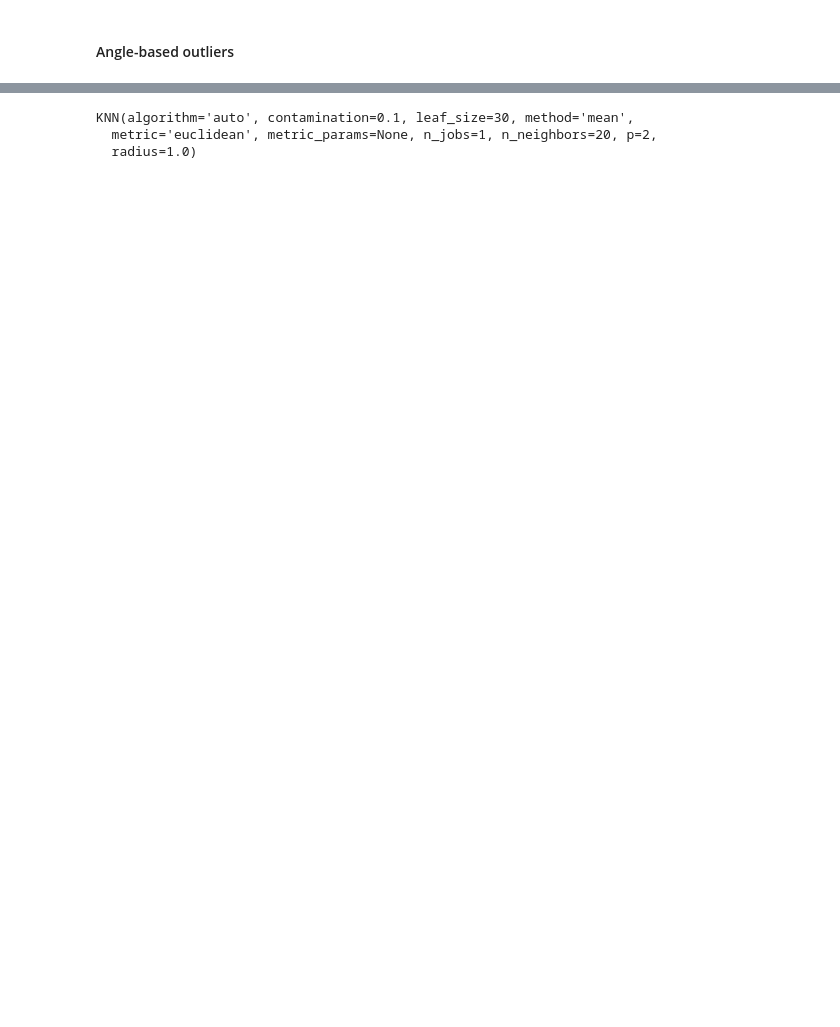
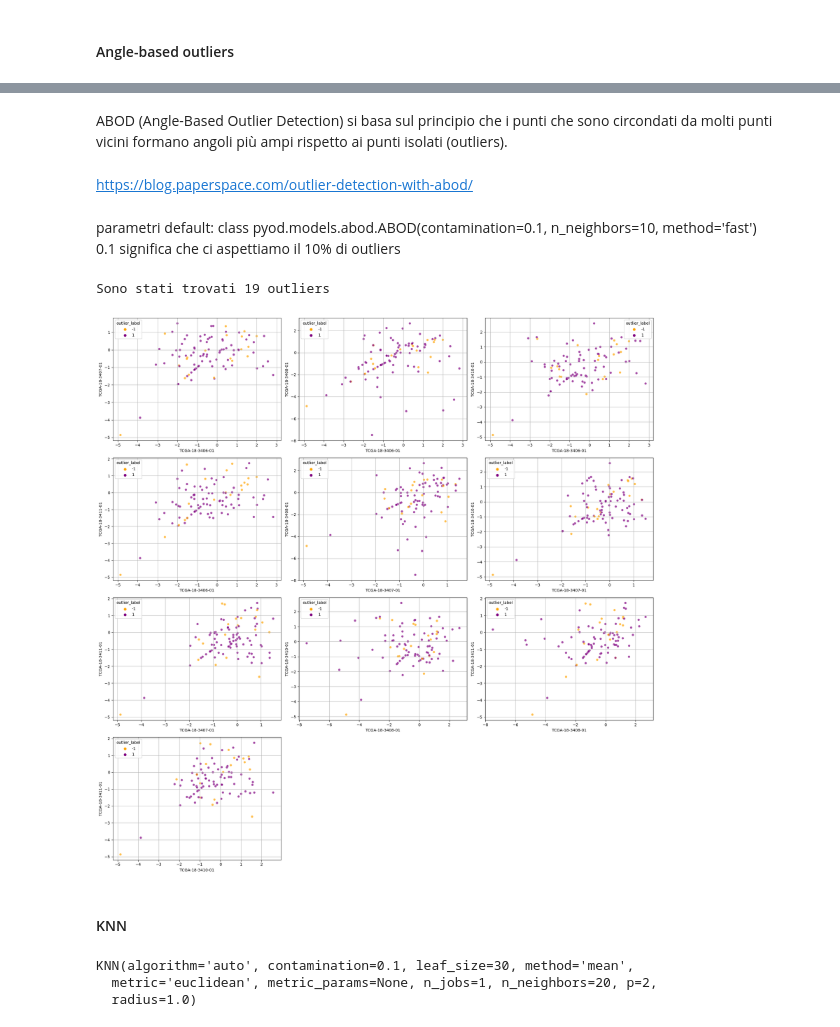
Before and after one commit to alesmk/CHL, a Jupyter notebook: src/CHL_proj_.ipynb, the cells around one changed output, grey strips where cells are left out. Saved outputs shown, nothing was run; the diff lists cells and outputs as text; code cells hidden in the pictures; blank space fills up the shorter version.

Commit message:
ABOD w default parameters

```diff
--- a/src/CHL_proj_.ipynb
+++ b/src/CHL_proj_.ipynb
@@ -300,5 +290,78 @@ print(len(common))
+# %% [markdown]
+ABOD (Angle-Based Outlier Detection) si basa sul principio che i punti che sono circondati da molti punti vicini formano angoli più ampi rispetto ai punti isolati (outliers).
+# %% [markdown]
+https://blog.paperspace.com/outlier-detection-with-abod/
+# %% [markdown]
+parametri default:
+class pyod.models.abod.ABOD(contamination=0.1, n_neighbors=10, method='fast') <br>
+0.1 significa che ci aspettiamo il 10% di outliers
 # %%
 #pip install pyod
+# %%
+# Importare le librerie necessarie per il rilevamento degli outliers
+from pyod.models.abod import ABOD
+import pandas as pd
+
+# Funzione per il rilevamento degli outliers usando ABOD
+def detect_outliers_abod(data):
+    clf = ABOD()  # parametri default
+    clf.fit(data)
+
+    # Ottenere i punteggi di outlier e le etichette (0: inlier, 1: outlier)
+    outlier_scores = clf.decision_function(data)
+    outlier_labels = clf.predict(data)
+
+    # Cambiare le etichette: 1 per inliers, -1 per outliers
+    outlier_labels = np.array([1 if label == 0 else -1 for label in outlier_labels])
+
+    #print(outlier_labels, "\n------\n", outlier_scores)
+    return outlier_scores, outlier_labels
+
+# Applicare il rilevamento degli outliers
+outlier_scores, outliers_abod = detect_outliers_abod(df)
+print(f"Sono stati trovati {len(outliers_abod[outliers_abod==-1])} outliers")
+df_filtered = df[outliers_abod==1]
+
+# Aggiungere le etichette degli outliers al dataframe originale ###
+#df['outlier_label'] = outlier_labels
+
+# Salvare i risultati in un nuovo file CSV
+#output_file = 'outlier_detected_data.csv'
+#data.to_csv(output_file, index=False)
+
+#df_filtered.head()
+# %% [output]
+Sono stati trovati 19 outliers
+# %%
+# Plotta i punti e i centroidi
+n = len(df.columns)
+n=5
+num_plots = (n - 1) * n // 2
+
+fig, axs = plt.subplots((num_plots + 2) // 3, 3, figsize=(20, 20))
+axs = axs.flatten()
+
+plot_num = 0
+for i in range(n - 1):
+    for j in range(i + 1, n):
+        x = df.iloc[:, i]
+        y = df.iloc[:, j]
+        sns.scatterplot(x=x, y=y, hue='outlier_label', data=df, ax=axs[plot_num], alpha=0.7, palette={1: "purple", -1: "orange"})
+        axs[plot_num].set_xlabel(df.columns[i])
+        axs[plot_num].set_ylabel(df.columns[j])
+        axs[plot_num].grid(True)
+        plot_num += 1
+
+# Rimuovere gli assi vuoti
+for ax in axs[plot_num:]:
+    fig.delaxes(ax)
+
+plt.tight_layout()
+plt.show()
+# %% [output]
+[figure, added]
+# %% [markdown]
+#### KNN
 # %%
 from pyod.models.knn import KNN
 # %%
```
Also changed, not shown: parts of 15 cells of this notebook.
